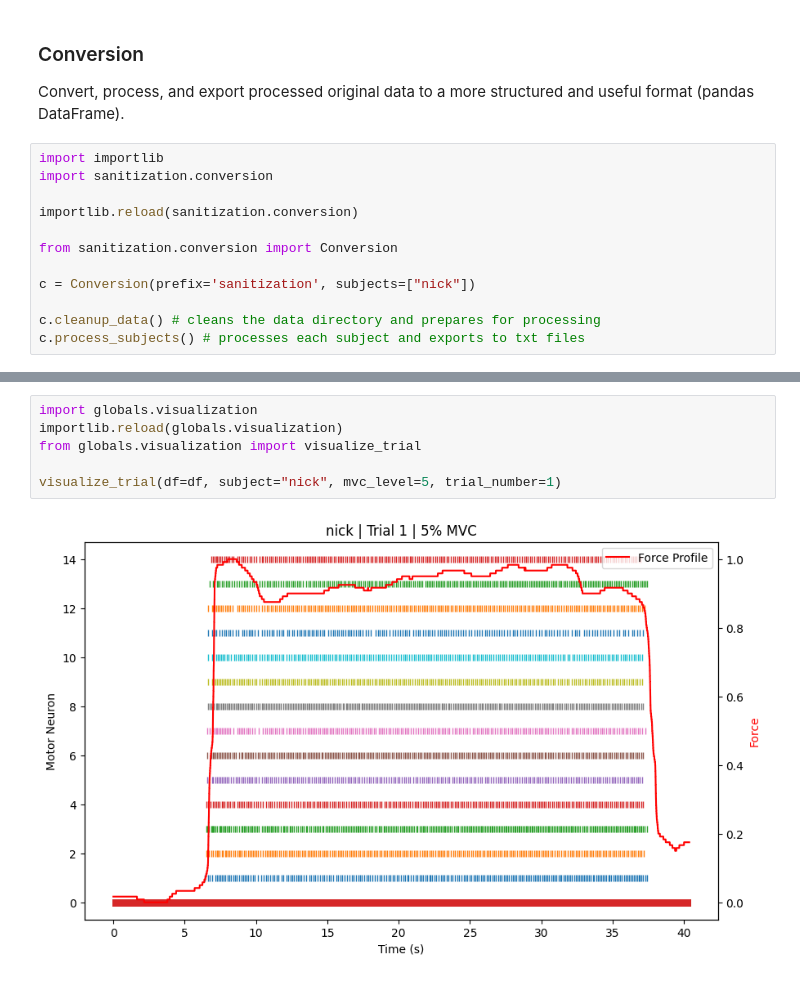
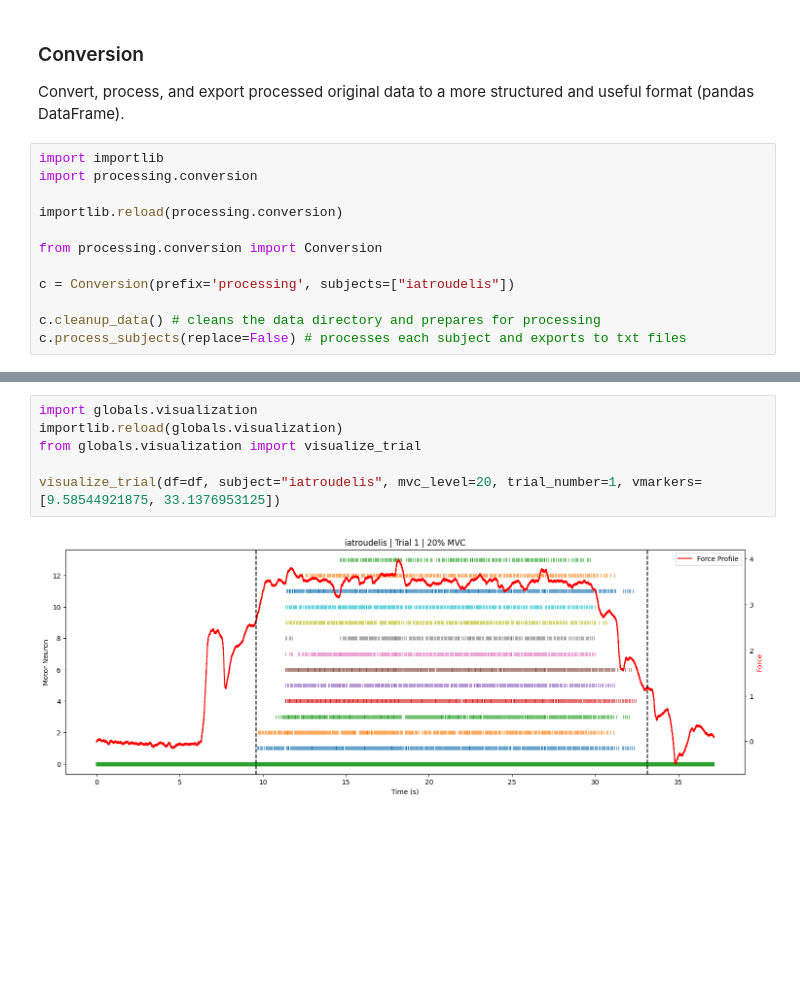
Before and after one commit to paul-bokelman/force-prediction, a Jupyter notebook: main.ipynb, the cells around one changed output, grey strips where cells are left out. Saved outputs shown, nothing was run; the diff lists cells and outputs as text; blank space fills up the shorter version.

```diff
--- a/main.ipynb
+++ b/main.ipynb
@@ -12,14 +12,14 @@ Sanitize and prepare all the data for the machine learning model. This is a cruc
 Convert, process, and export processed original data to a more structured and useful format (pandas DataFrame).
 # %%
 import importlib
-import sanitization.conversion
+import processing.conversion
 
-importlib.reload(sanitization.conversion)
+importlib.reload(processing.conversion)
 
-from sanitization.conversion import Conversion
+from processing.conversion import Conversion
 
-c = Conversion(prefix='sanitization', subjects=["nick"])
+c = Conversion(prefix='processing', subjects=["iatroudelis"])
 
 c.cleanup_data() # cleans the data directory and prepares for processing
-c.process_subjects() # processes each subject and exports to txt files
+c.process_subjects(replace=False) # processes each subject and exports to txt files
 # %% [output]
@@ -131,8 +126,8 @@ df
 # %%
 import globals.visualization
 importlib.reload(globals.visualization)
 from globals.visualization import visualize_trial
 
-visualize_trial(df=df, subject="nick", mvc_level=5, trial_number=1)
+visualize_trial(df=df, subject="iatroudelis", mvc_level=20, trial_number=1, vmarkers=[9.58544921875, 33.1376953125])
 # %% [output]
-[figure, old version]
+[figure, new version]
```
Also changed, not shown: parts of 5 cells of this notebook, 13 other files.
